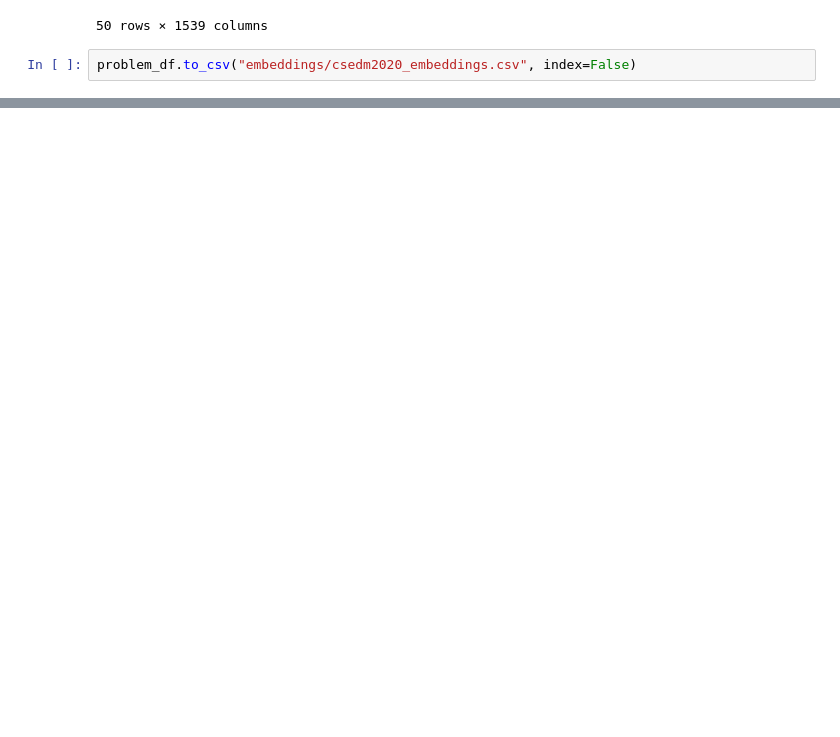
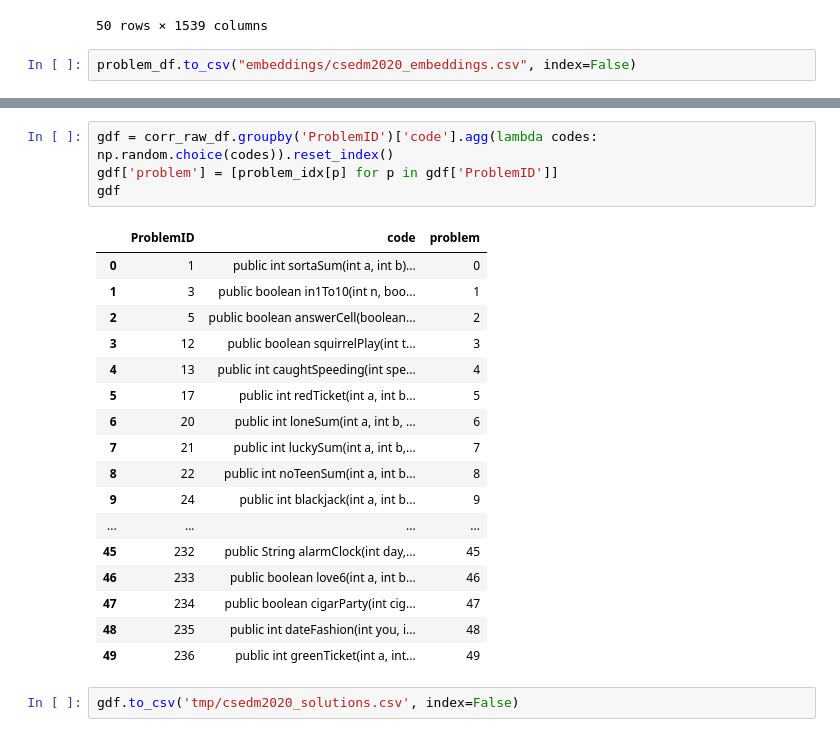
Before and after one commit to KISRDevelopment/interpretable_student_models_paper_code, a Jupyter notebook: process_csedm2020.ipynb, the cells around one changed output, grey strips where cells are left out. Saved outputs shown, nothing was run; the diff lists cells and outputs as text; blank space fills up the shorter version.

Commit message:
create embedding for solutions

```diff
--- a/process_csedm2020.ipynb
+++ b/process_csedm2020.ipynb
@@ -73,0 +115,24 @@ problem_df.to_csv("embeddings/csedm2020_embeddings.csv", index=False)
+# %%
+gdf = corr_raw_df.groupby('ProblemID')['code'].agg(lambda codes: np.random.choice(codes)).reset_index()
+gdf['problem'] = [problem_idx[p] for p in gdf['ProblemID']]
+gdf
+# %% [output]
+|  | ProblemID | code | problem |
+| 0 | 1 | public int sortaSum(int a, int b)... | 0 |
+| 1 | 3 | public boolean in1To10(int n, boo... | 1 |
+| 2 | 5 | public boolean answerCell(boolean... | 2 |
+| 3 | 12 | public boolean squirrelPlay(int t... | 3 |
+| 4 | 13 | public int caughtSpeeding(int spe... | 4 |
+| 5 | 17 | public int redTicket(int a, int b... | 5 |
+| 6 | 20 | public int loneSum(int a, int b, ... | 6 |
+| 7 | 21 | public int luckySum(int a, int b,... | 7 |
+| 8 | 22 | public int noTeenSum(int a, int b... | 8 |
+| 9 | 24 | public int blackjack(int a, int b... | 9 |
+| ... | ... | ... | ... |
+| 45 | 232 | public String alarmClock(int day,... | 45 |
+| 46 | 233 | public boolean love6(int a, int b... | 46 |
+| 47 | 234 | public boolean cigarParty(int cig... | 47 |
+| 48 | 235 | public int dateFashion(int you, i... | 48 |
+| 49 | 236 | public int greenTicket(int a, int... | 49 |
+# %%
+gdf.to_csv('tmp/csedm2020_solutions.csv', index=False)
```
Also changed, not shown: parts of 4 cells of this notebook, 3 other files.
